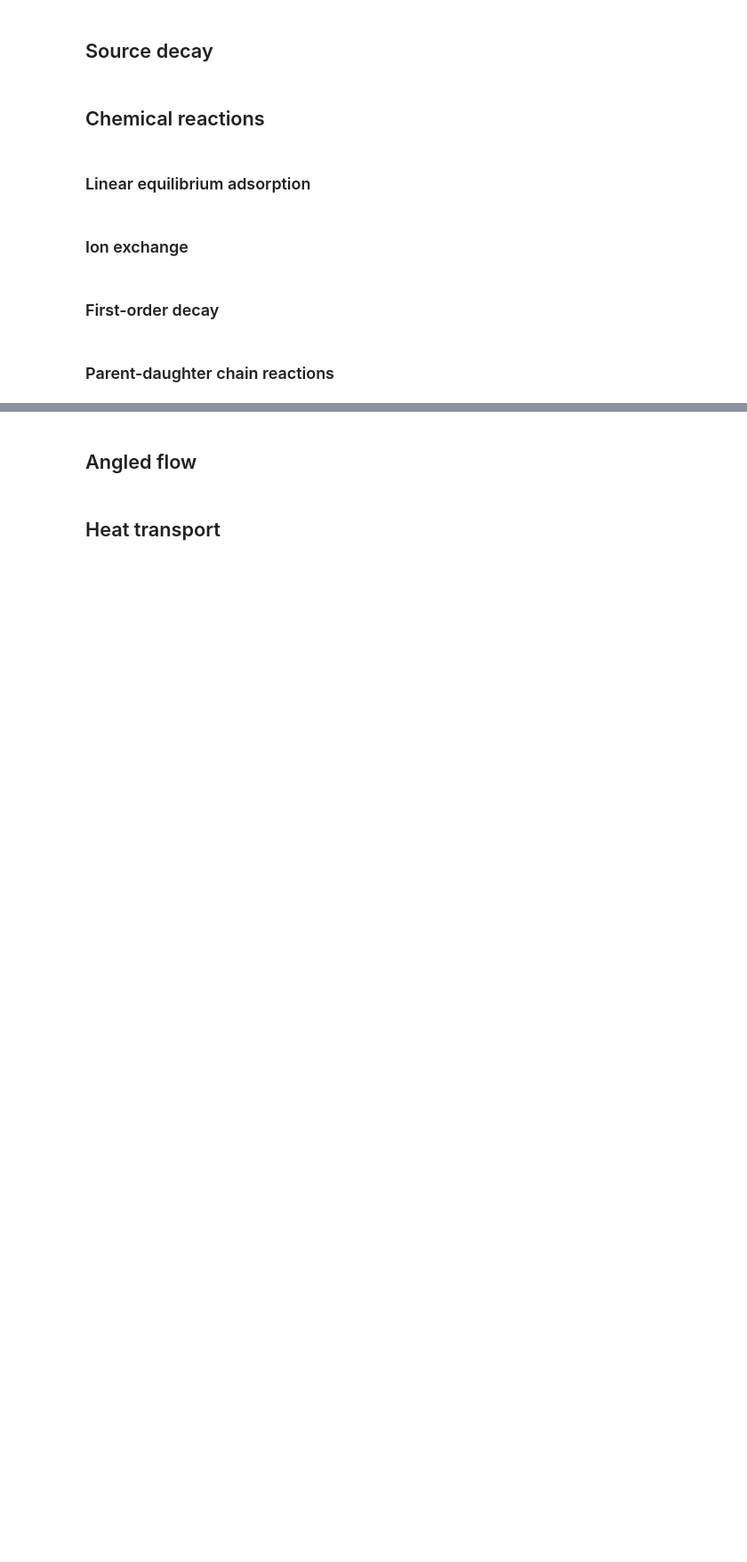
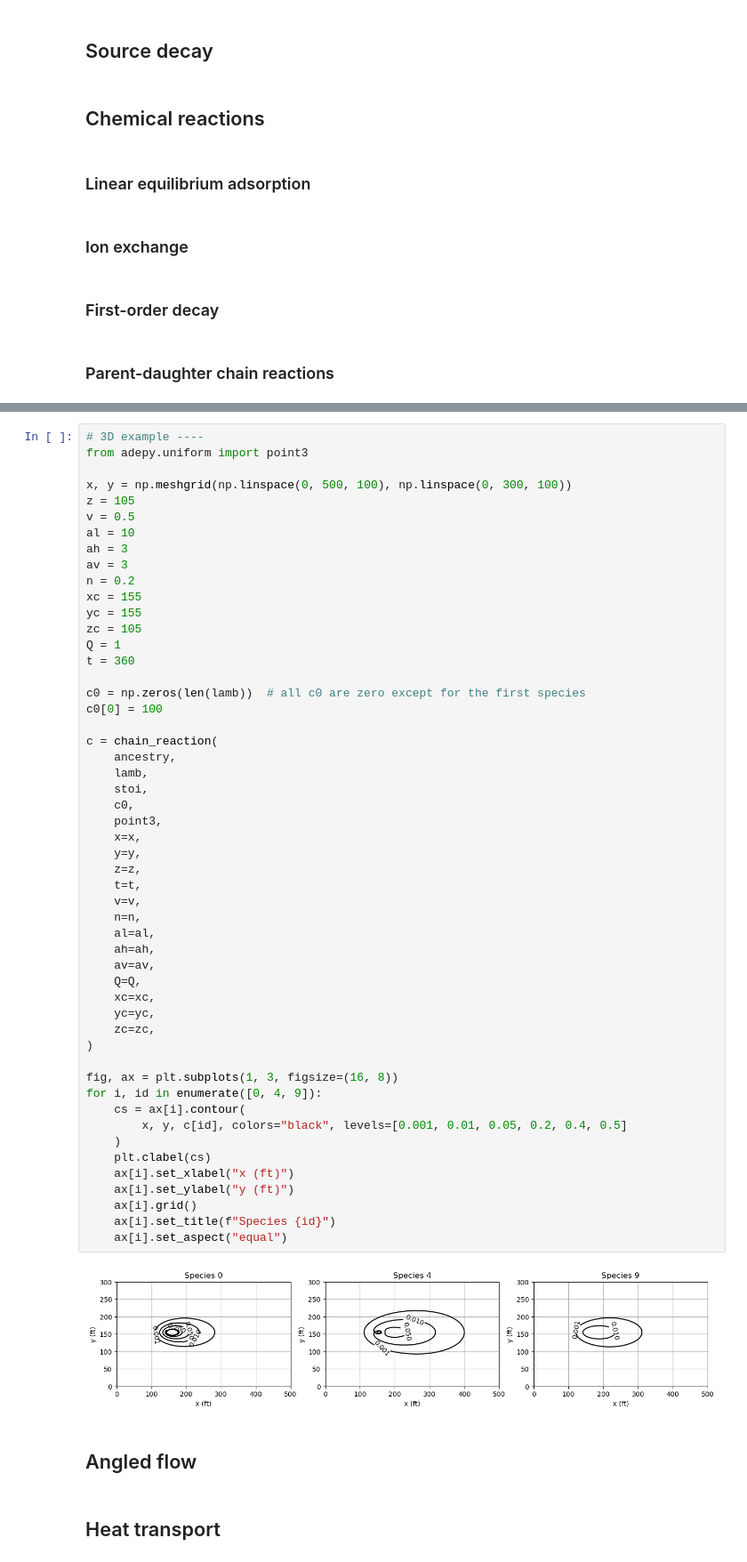
Before and after one commit to cneyens/adepy, a Jupyter notebook: doc/examples/00_uniform_overview.ipynb, the cells around one changed output, grey strips where cells are left out. Shown at 89% size. Drawn from its saved outputs; the diff is of its cells as text; blank space fills up the shorter version.

```diff
--- a/doc/examples/00_uniform_overview.ipynb
+++ b/doc/examples/00_uniform_overview.ipynb
@@ -72,3 +194,57 @@ plt.grid()
+# %%
+# 3D example ----
+from adepy.uniform import point3
+
+x, y = np.meshgrid(np.linspace(0, 500, 100), np.linspace(0, 300, 100))
+z = 105
+v = 0.5
+al = 10
+ah = 3
+av = 3
+n = 0.2
+xc = 155
+yc = 155
+zc = 105
+Q = 1
+t = 360
+
+c0 = np.zeros(len(lamb))  # all c0 are zero except for the first species
+c0[0] = 100
+
+c = chain_reaction(
+    ancestry,
+    lamb,
+    stoi,
+    c0,
+    point3,
+    x=x,
+    y=y,
+    z=z,
+    t=t,
+    v=v,
+    n=n,
+    al=al,
+    ah=ah,
+    av=av,
+    Q=Q,
+    xc=xc,
+    yc=yc,
+    zc=zc,
+)
+
+fig, ax = plt.subplots(1, 3, figsize=(16, 8))
+for i, id in enumerate([0, 4, 9]):
+    cs = ax[i].contour(
+        x, y, c[id], colors="black", levels=[0.001, 0.01, 0.05, 0.2, 0.4, 0.5]
+    )
+    plt.clabel(cs)
+    ax[i].set_xlabel("x (ft)")
+    ax[i].set_ylabel("y (ft)")
+    ax[i].grid()
+    ax[i].set_title(f"Species {id}")
+    ax[i].set_aspect("equal")
+# %% [output]
+[figure, added]
 # %% [markdown]
 ## Angled flow
 # %% [markdown]
```
Also changed, not shown: parts of 4 cells of this notebook, 4 other files.
